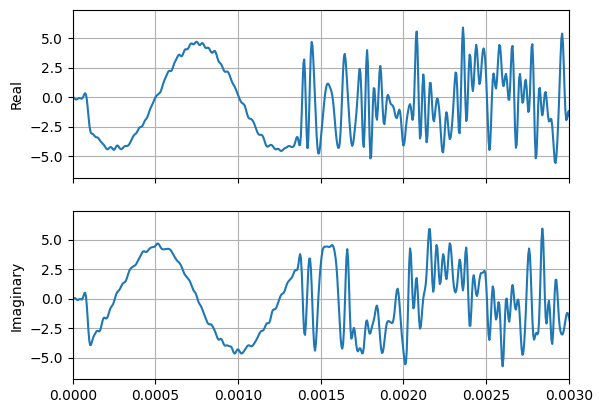
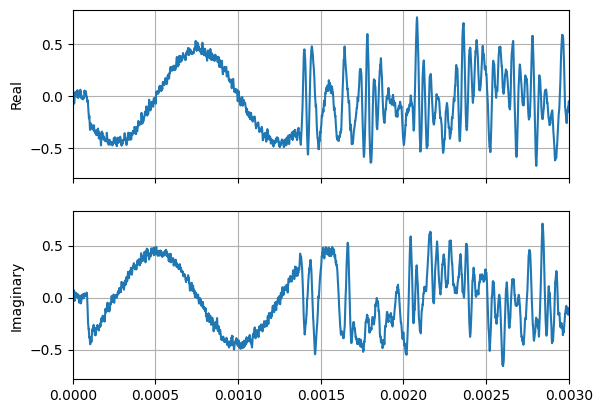
Code edit (unified diff) that turned the first committed figure into the second:
--- before
+++ after
@@ -1,4 +1,7 @@
-demod_filt = signal.iirfilter(3, fc, btype='lowpass', fs=fs)
+demod_filt = signal.iirfilter(2, br*2, btype='lowpass', fs=fs)
 b, a = demod_filt
+
+write_mem_file(b, DWIDTH, DFRAC, "demod_iir_num.mem")
+write_mem_file(a, DWIDTH, DFRAC, "demod_iir_den.mem")
 
 phase_offset = 11*np.pi/37
@@ -10,4 +13,7 @@
 y = signal.lfilter(b, a, (noisy_chout * lo)).T
 
+plot_complex_time_sequence(y, fs)
+plt.xlim((0, 0.003))
+plt.show()
 
 # yhat = np.convolve(np.squeeze(y), rrc, 'same')

Commit: CORDIC demodulation and IIR filtering I'm not a fan of how I have formatted the IIR filter module, so I should remember to go back and reformat it.